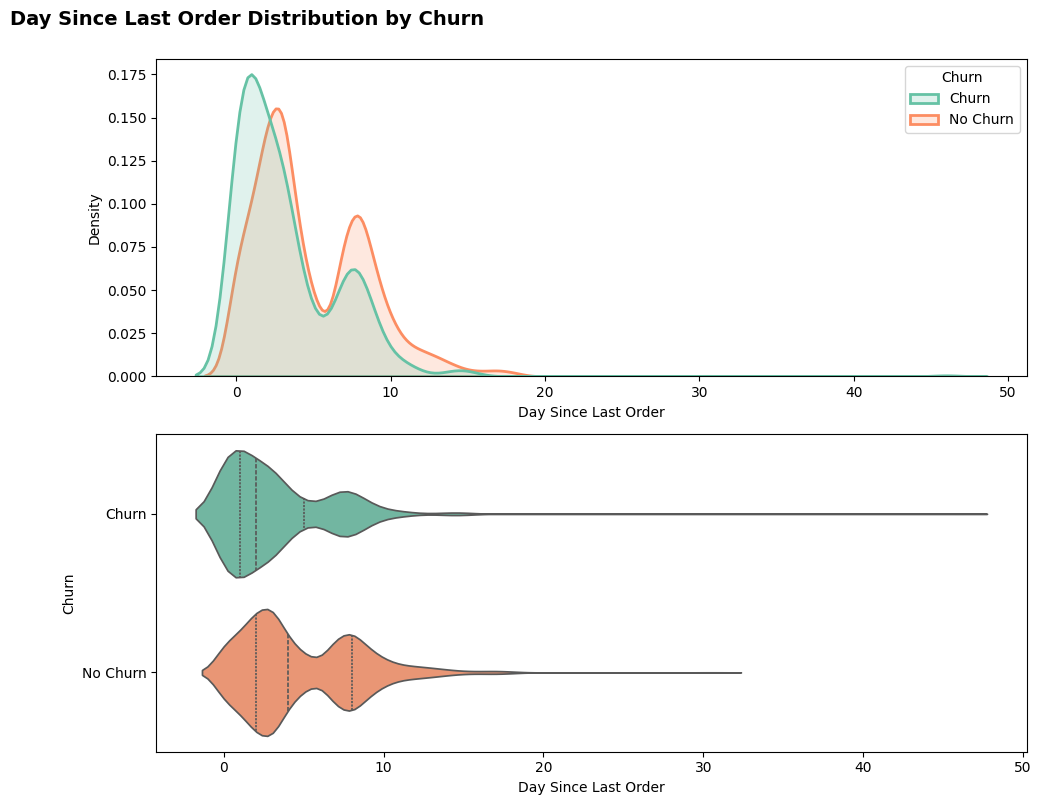
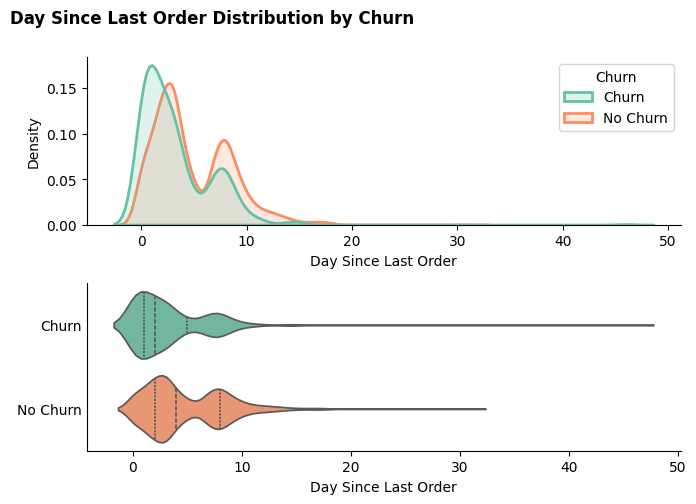
The change to this notebook cell's code, shown as a diff; its figure went from the first image to the second:
--- before
+++ after
@@ -1,3 +1,3 @@
-fig, axes = plt.subplots(2,1, figsize=(10, 8))
+fig, axes = plt.subplots(2,1, figsize=(7, 5))
 axes = axes.flatten()
 
@@ -5,11 +5,16 @@
 sns.kdeplot(data= df_churn, x = "DaySinceLastOrder", hue = churn_labels, common_norm=False, fill=True, alpha=0.2, linewidth=2, palette="Set2", ax=axes[0])
 axes[0].set_xlabel("Day Since Last Order")
+axes[0].spines["top"].set_visible(False)
+axes[0].spines["right"].set_visible(False)
 
 # Violin plot
 sns.violinplot(data=df_churn, x = "DaySinceLastOrder", y = churn_labels, hue = churn_labels, inner="quartile", ax=axes[1], palette="Set2")
 axes[1].set_xlabel("Day Since Last Order")
-axes[1].set_ylabel("Churn")
+axes[1].set_ylabel("")
+axes[1].tick_params(axis="y", length=0)
+axes[1].spines["top"].set_visible(False)
+axes[1].spines["right"].set_visible(False)
 
-fig.suptitle("Day Since Last Order Distribution by Churn", fontsize=14, fontweight="bold", y=1, x=0.2)
+fig.suptitle("Day Since Last Order Distribution by Churn", fontsize=12, fontweight="bold", y=1, x=0.3)
 plt.tight_layout()
 plt.show()

Commit: Complete week 6